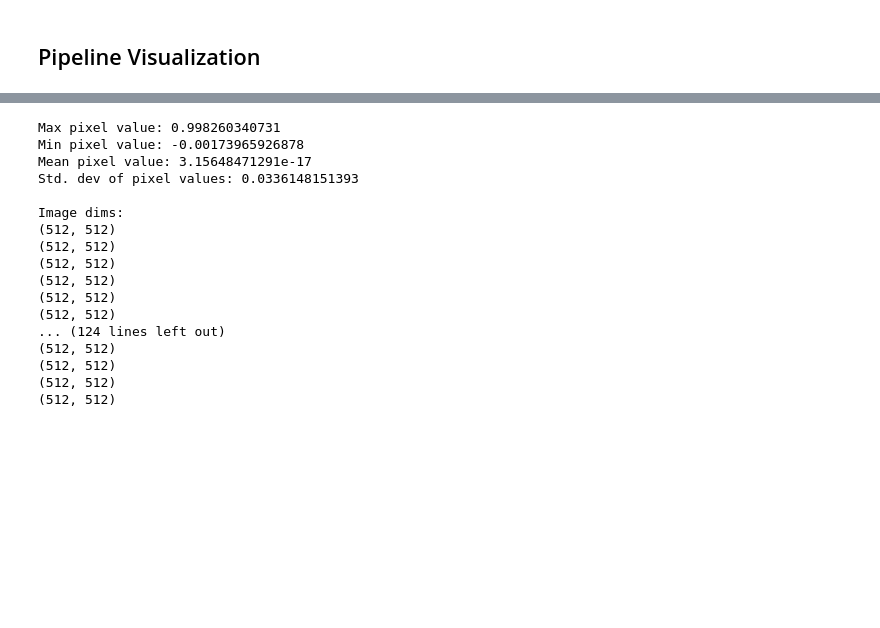
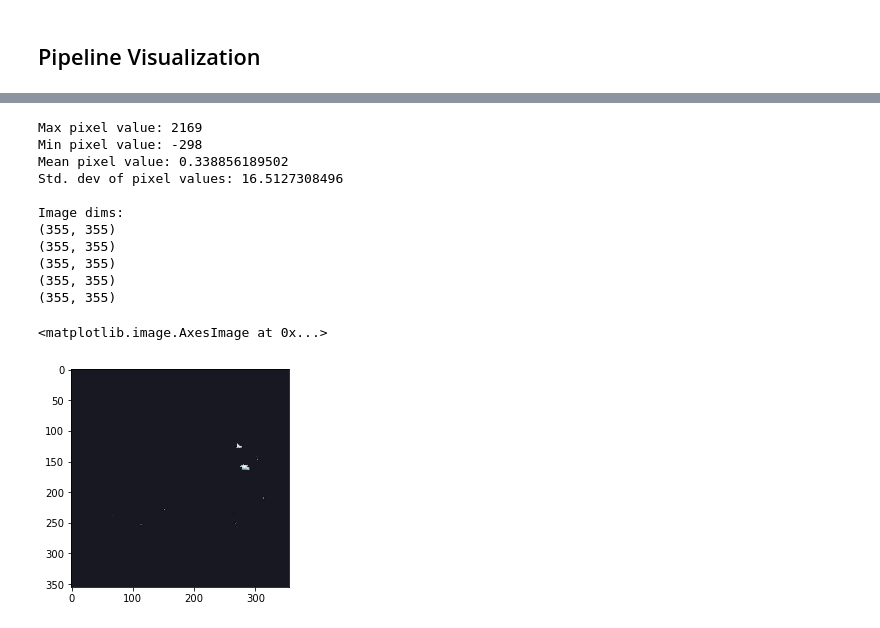
Before and after one commit to rdcolema/dsb, a Jupyter notebook: threshold_node_masking.ipynb, the cells around one changed output, grey strips where cells are left out. Saved outputs shown, nothing was run; the diff lists cells and outputs as text; code cells hidden in the pictures; blank space fills up the shorter version.

```diff
--- a/threshold_node_masking.ipynb
+++ b/threshold_node_masking.ipynb
@@ -283,27 +344,26 @@ plot_ct_scan(centered)
 # %%
-print("Max pixel value:", np.max(centered))
-print("Min pixel value:", np.min(centered))
-print("Mean pixel value:", np.mean(centered))
-print("Std. dev of pixel values:", np.std(centered))
+print("Max pixel value:", np.max(resampled))
+print("Min pixel value:", np.min(resampled))
+print("Mean pixel value:", np.mean(resampled))
+print("Std. dev of pixel values:", np.std(resampled))
 print("\nImage dims:")
 
 
-print("\n".join([str(slc.shape) for slc in centered]))
+print("\n".join([str(slc.shape) for slc in resampled[:5]]))
 # %% [output]
-Max pixel value: 0.998260340731
-Min pixel value: -0.00173965926878
-Mean pixel value: 3.15648471291e-17
-Std. dev of pixel values: 0.0336148151393
+Max pixel value: 2169
+Min pixel value: -298
+Mean pixel value: 0.338856189502
+Std. dev of pixel values: 16.5127308496
 
 Image dims:
-(512, 512)
-(512, 512)
-(512, 512)
-(512, 512)
-(512, 512)
-(512, 512)
-... (124 lines left out)
-(512, 512)
-(512, 512)
-(512, 512)
-(512, 512)
+(355, 355)
+(355, 355)
+(355, 355)
+(355, 355)
+(355, 355)
+# %%
+plt.imshow(resampled[100], cmap=plt.cm.bone)
+# %% [output]
+<matplotlib.image.AxesImage at 0x...>
+[figure, added]
```
Also changed, not shown: parts of 11 cells of this notebook, 1 other file.
